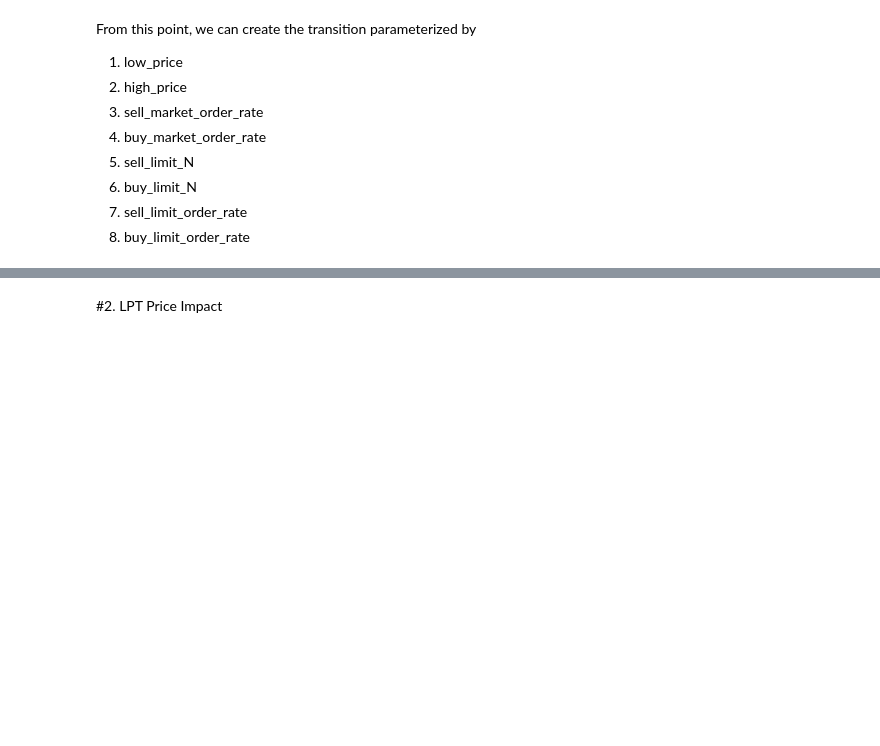
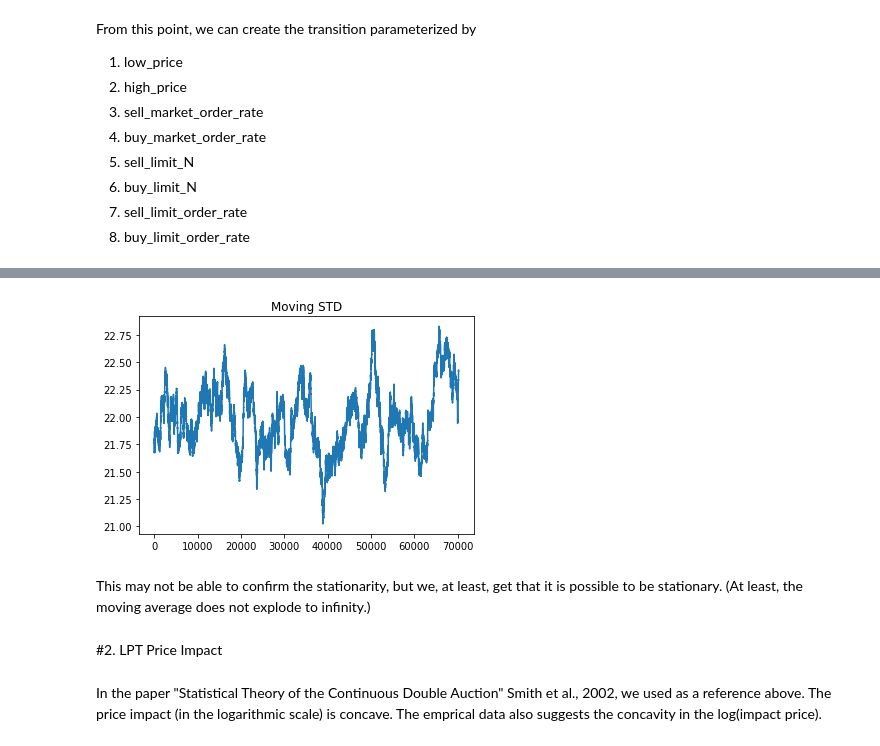
Before and after one commit to TikhonJelvis/RL-book, a Jupyter notebook: assignment 9/Assignment9.ipynb, the cells around one changed output, grey strips where cells are left out. Saved outputs shown, nothing was run; the diff lists cells and outputs as text; code cells hidden in the pictures; blank space fills up the shorter version.

```diff
--- a/assignment 9/Assignment9.ipynb
+++ b/assignment 9/Assignment9.ipynb
@@ -251,2 +299,12 @@ Book.display_order_book()
+# %%
+plt.plot(mstd)
+plt.title('Moving STD')
+plt.show()
+# %% [output]
+[figure, added]
+# %% [markdown]
+This may not be able to confirm the stationarity, but we, at least, get that it is possible to be stationary. (At least, the moving average does not explode to infinity.)
 # %% [markdown]
 #2. LPT Price Impact
+# %% [markdown]
+In the paper "Statistical Theory of the Continuous Double Auction" Smith et al., 2002, we used as a reference above. The price impact (in the logarithmic scale) is concave. The emprical data also suggests the concavity in the log(impact price).
```
Also changed, not shown: parts of 10 cells of this notebook, 2 other files.
